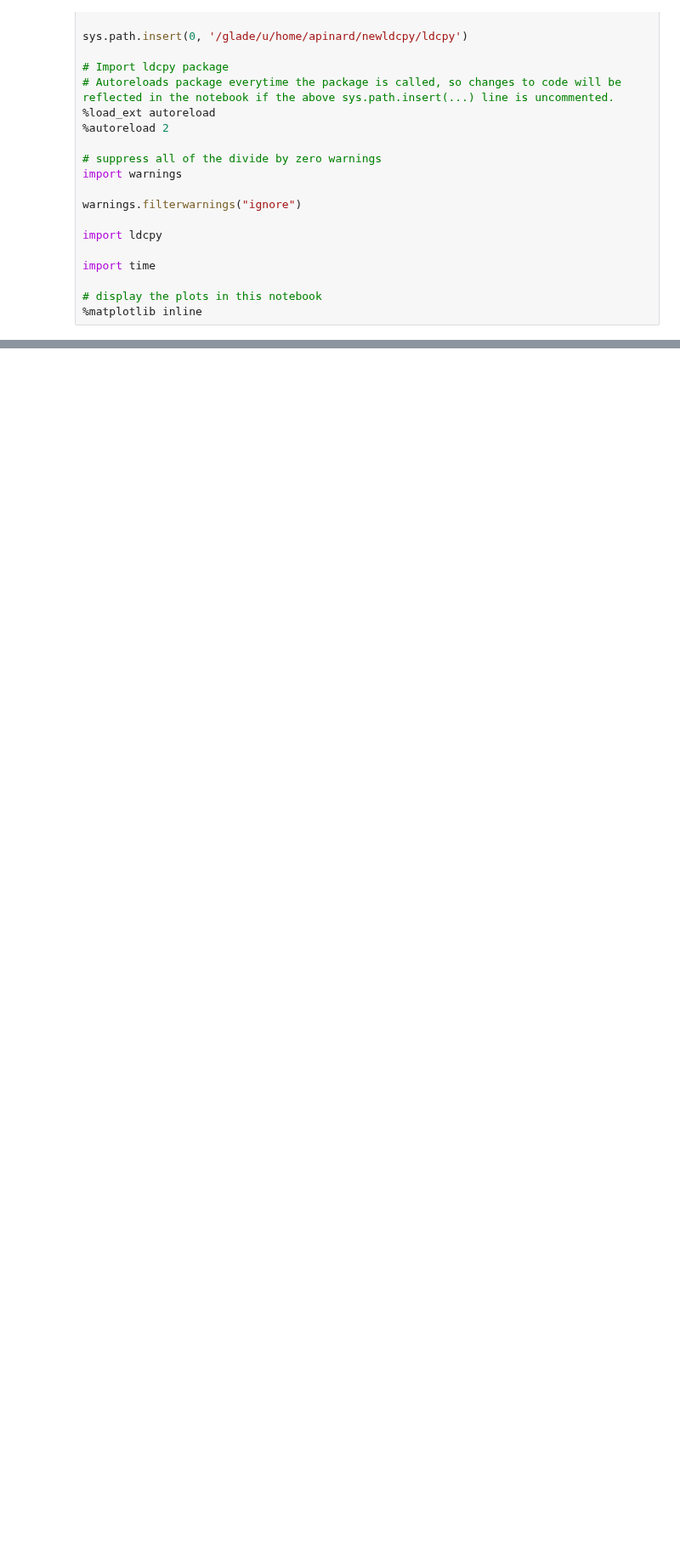
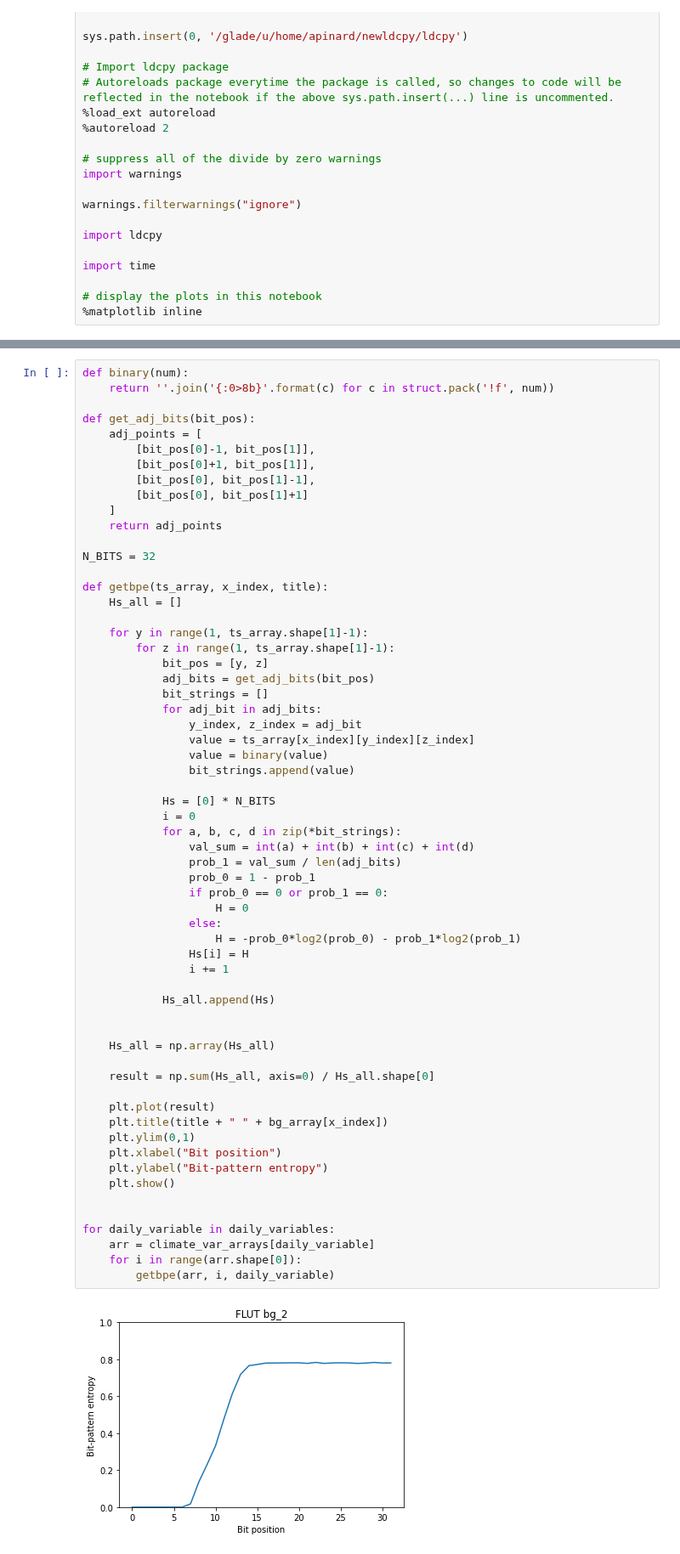
Before and after one commit to pinarda/lcr, a Jupyter notebook: notebooks/IndependentStudy.ipynb, the cells around one changed output, grey strips where cells are left out. Shown at 85% size. Saved outputs shown, nothing was run; the diff lists cells and outputs as text; blank space fills up the shorter version.

```diff
--- a/notebooks/IndependentStudy.ipynb
+++ b/notebooks/IndependentStudy.ipynb
@@ -101,0 +110,63 @@ dataset size in GB 2.79
+# %%
+def binary(num):
+    return ''.join('{:0>8b}'.format(c) for c in struct.pack('!f', num))
+
+def get_adj_bits(bit_pos):
+    adj_points = [
+        [bit_pos[0]-1, bit_pos[1]],
+        [bit_pos[0]+1, bit_pos[1]],
+        [bit_pos[0], bit_pos[1]-1],
+        [bit_pos[0], bit_pos[1]+1]
+    ]
+    return adj_points
+
+N_BITS = 32
+
+def getbpe(ts_array, x_index, title):
+    Hs_all = []
+
+    for y in range(1, ts_array.shape[1]-1):
+        for z in range(1, ts_array.shape[1]-1):
+            bit_pos = [y, z]
+            adj_bits = get_adj_bits(bit_pos)
+            bit_strings = []
+            for adj_bit in adj_bits:
+                y_index, z_index = adj_bit
+                value = ts_array[x_index][y_index][z_index]
+                value = binary(value)
+                bit_strings.append(value)
+
+            Hs = [0] * N_BITS
+            i = 0
+            for a, b, c, d in zip(*bit_strings):
+                val_sum = int(a) + int(b) + int(c) + int(d)
+                prob_1 = val_sum / len(adj_bits)
+                prob_0 = 1 - prob_1
+                if prob_0 == 0 or prob_1 == 0:
+                    H = 0
+                else:
+                    H = -prob_0*log2(prob_0) - prob_1*log2(prob_1)
+                Hs[i] = H
+                i += 1
+
+            Hs_all.append(Hs)
+
+
+    Hs_all = np.array(Hs_all)
+
+    result = np.sum(Hs_all, axis=0) / Hs_all.shape[0]
+
+    plt.plot(result)
+    plt.title(title + " " + bg_array[x_index])
+    plt.ylim(0,1)
+    plt.xlabel("Bit position")
+    plt.ylabel("Bit-pattern entropy")
+    plt.show()
+
+
+for daily_variable in daily_variables:
+    arr = climate_var_arrays[daily_variable]
+    for i in range(arr.shape[0]):
+        getbpe(arr, i, daily_variable)
+# %% [output]
+[figure, added]
```
Also changed, not shown: parts of 3 cells of this notebook.
